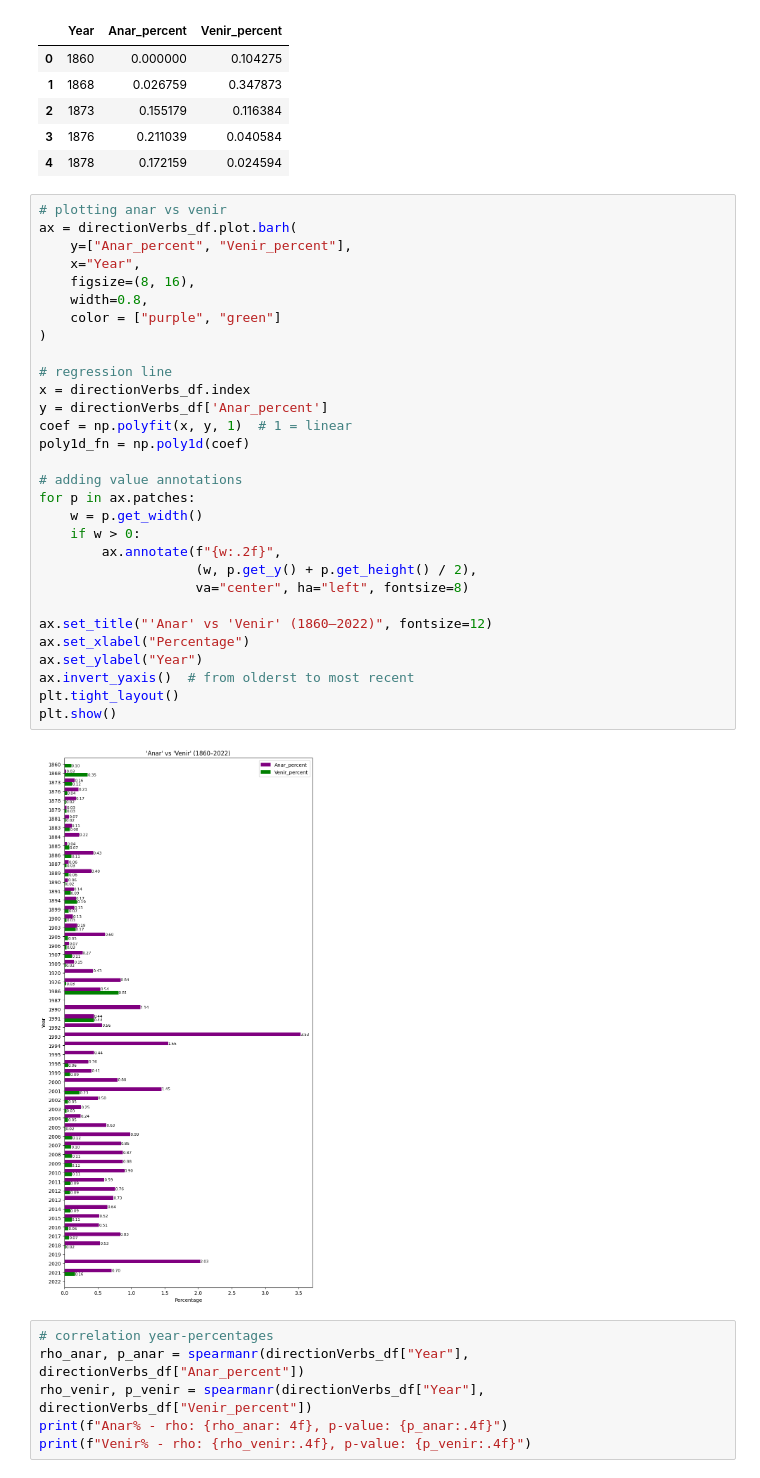
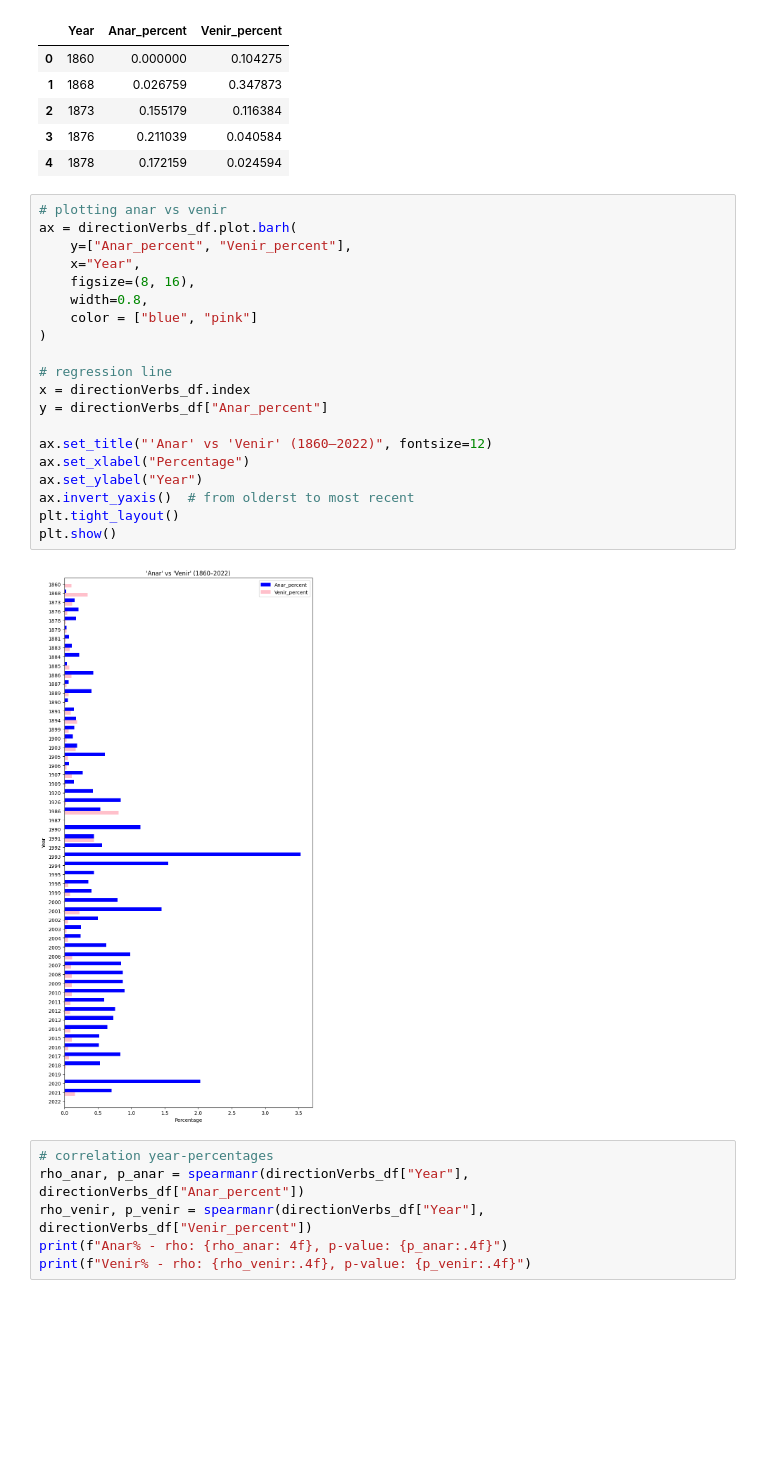
Before and after one commit to Data-Science-for-Linguists-2025/Linguistic-Markers-Catalan-Substitution, a Jupyter notebook: Analysis-1-LowLevel.ipynb, the cells around one changed output. Drawn from its saved outputs; the diff is of its cells as text; blank space fills up the shorter version.

```diff
--- a/Analysis-1-LowLevel.ipynb
+++ b/Analysis-1-LowLevel.ipynb
@@ -378,35 +387,25 @@ directionVerbs_df.head()
 # %%
 # plotting anar vs venir
 ax = directionVerbs_df.plot.barh(
     y=["Anar_percent", "Venir_percent"],
     x="Year",
     figsize=(8, 16),
     width=0.8,
-    color = ["purple", "green"]
+    color = ["blue", "pink"]
 )
 
 # regression line
 x = directionVerbs_df.index
-y = directionVerbs_df['Anar_percent']
-coef = np.polyfit(x, y, 1)  # 1 = linear
-poly1d_fn = np.poly1d(coef)
-
-# adding value annotations
-for p in ax.patches:
-    w = p.get_width()
-    if w > 0:
-        ax.annotate(f"{w:.2f}",
-                    (w, p.get_y() + p.get_height() / 2),
-                    va="center", ha="left", fontsize=8)
+y = directionVerbs_df["Anar_percent"]
 
 ax.set_title("'Anar' vs 'Venir' (1860–2022)", fontsize=12)
 ax.set_xlabel("Percentage")
 ax.set_ylabel("Year")
 ax.invert_yaxis()  # from olderst to most recent
 plt.tight_layout()
 plt.show()
 # %% [output]
-[figure, old version]
+[figure, new version]
 # %%
 # correlation year-percentages
 rho_anar, p_anar = spearmanr(directionVerbs_df["Year"], directionVerbs_df["Anar_percent"])
```
Also changed, not shown: parts of 46 cells of this notebook.
